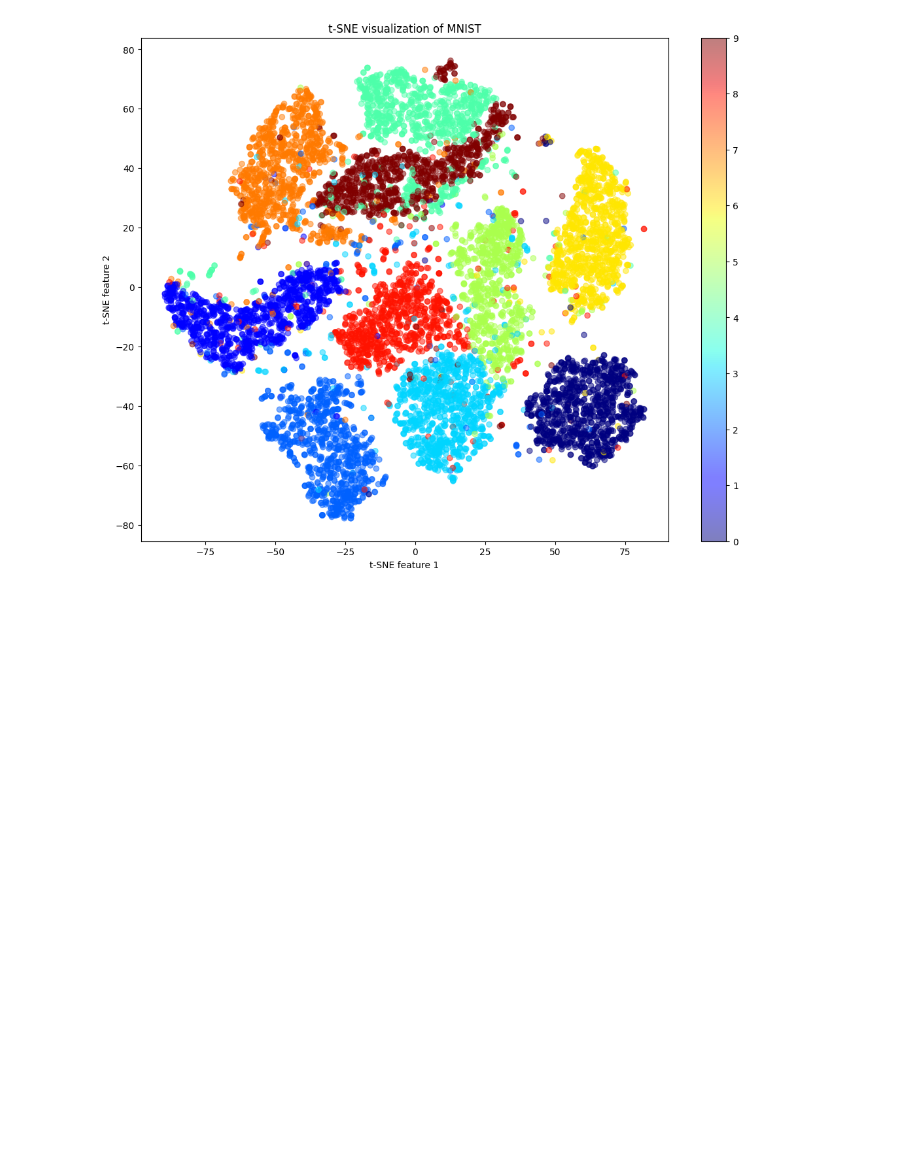
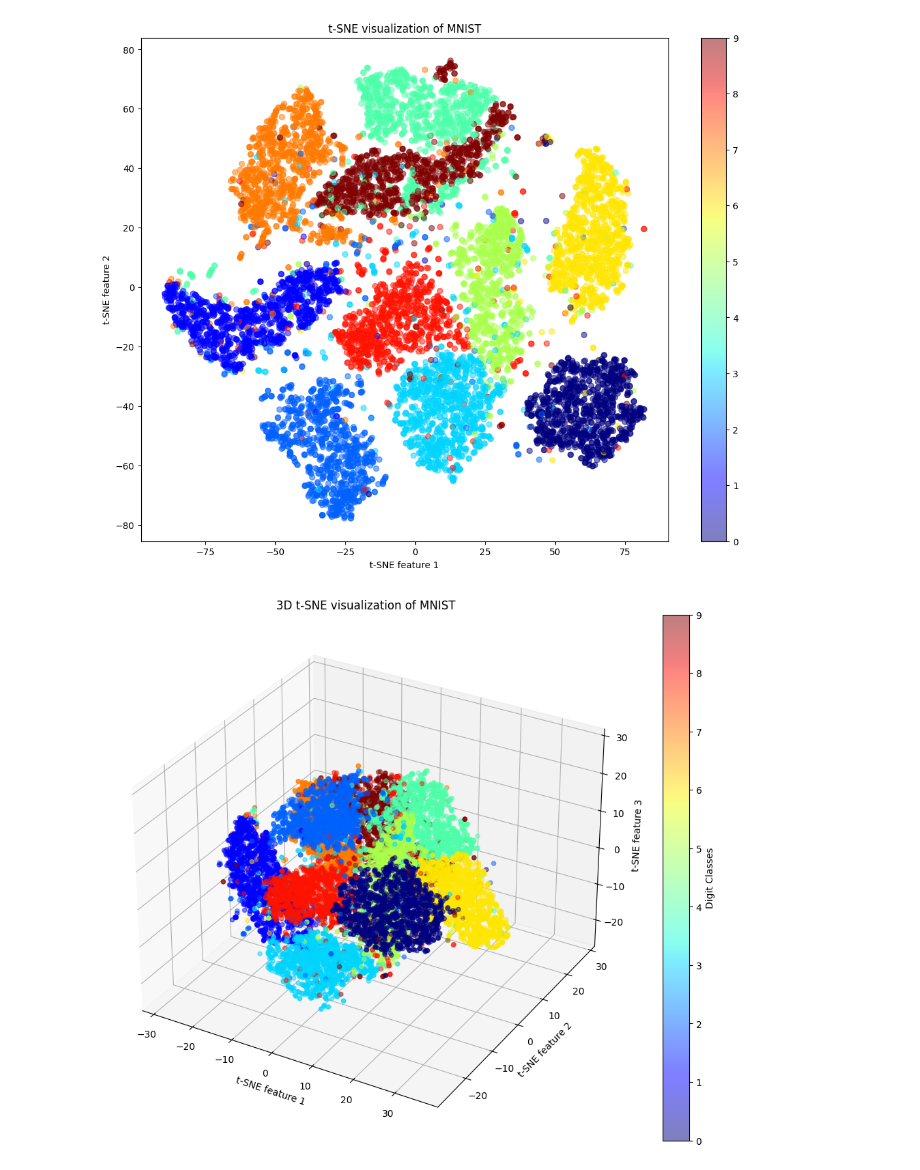
Before and after one commit to IamIK01/handson-ml-IK, a Jupyter notebook: chapter_8.ipynb, the cells around one changed output. Saved outputs shown, nothing was run; the diff lists cells and outputs as text; code cells hidden in the pictures; blank space fills up the shorter version.

```diff
--- a/chapter_8.ipynb
+++ b/chapter_8.ipynb
@@ -154,3 +157,29 @@ plt.ylabel('t-SNE feature 2')
 plt.show()
 # %% [output]
 [figure]
+# %%
+# Since t-SNE can be quite slow on the full dataset, we'll use a subset
+# (You could use more samples to improve the visualization, but it will be slower)
+X_subset = X[:15000]  # Reduced the subset further for faster execution
+y_subset = y[:15000]
+
+# Use t-SNE to reduce dimensionality
+tsne = TSNE(n_components=3, random_state=42)
+X_reduced = tsne.fit_transform(X_subset)
+
+# Plot the result
+fig = plt.figure(figsize=(13,10))
+ax = fig.add_subplot(111, projection='3d')
+sc = ax.scatter(X_reduced[:, 0], X_reduced[:, 1], X_reduced[:, 2], c=y_subset.astype(int), cmap="jet", alpha=0.5)
+
+# Create a color bar and set its label
+colorbar = plt.colorbar(sc)
+colorbar.set_label('Digit Classes')
+
+ax.set_title('3D t-SNE visualization of MNIST')
+ax.set_xlabel('t-SNE feature 1')
+ax.set_ylabel('t-SNE feature 2')
+ax.set_zlabel('t-SNE feature 3')
+plt.show()
+# %% [output]
+[figure, added]
```
Also changed, not shown: parts of 5 cells of this notebook.
